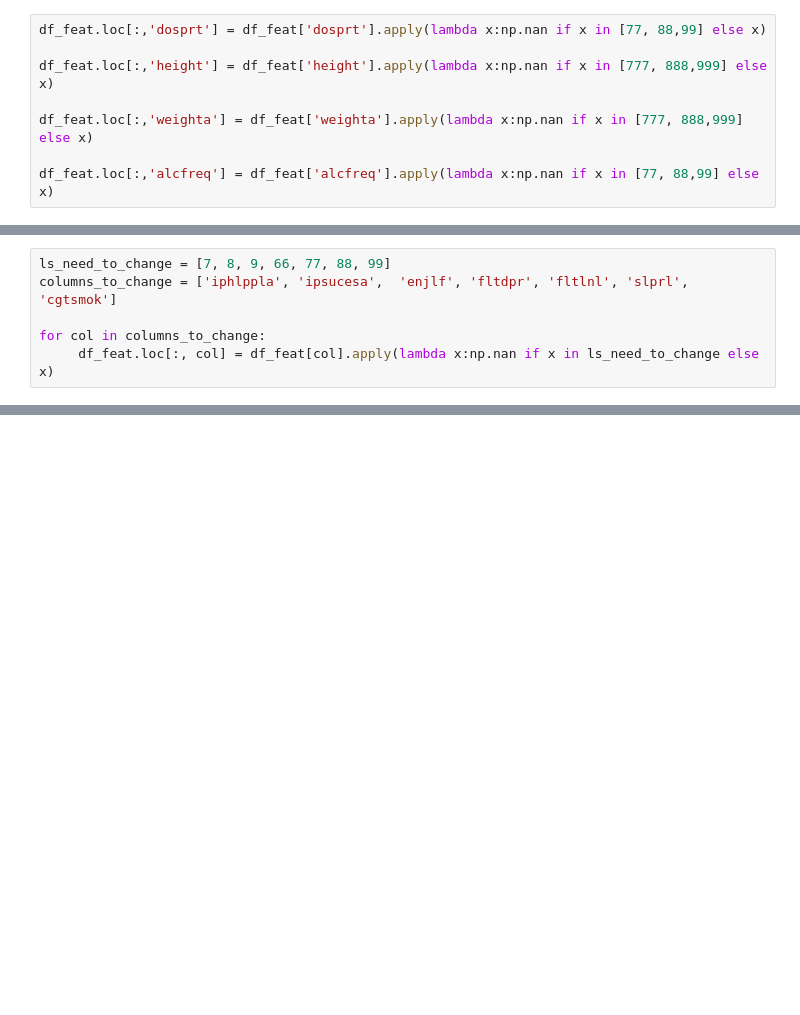
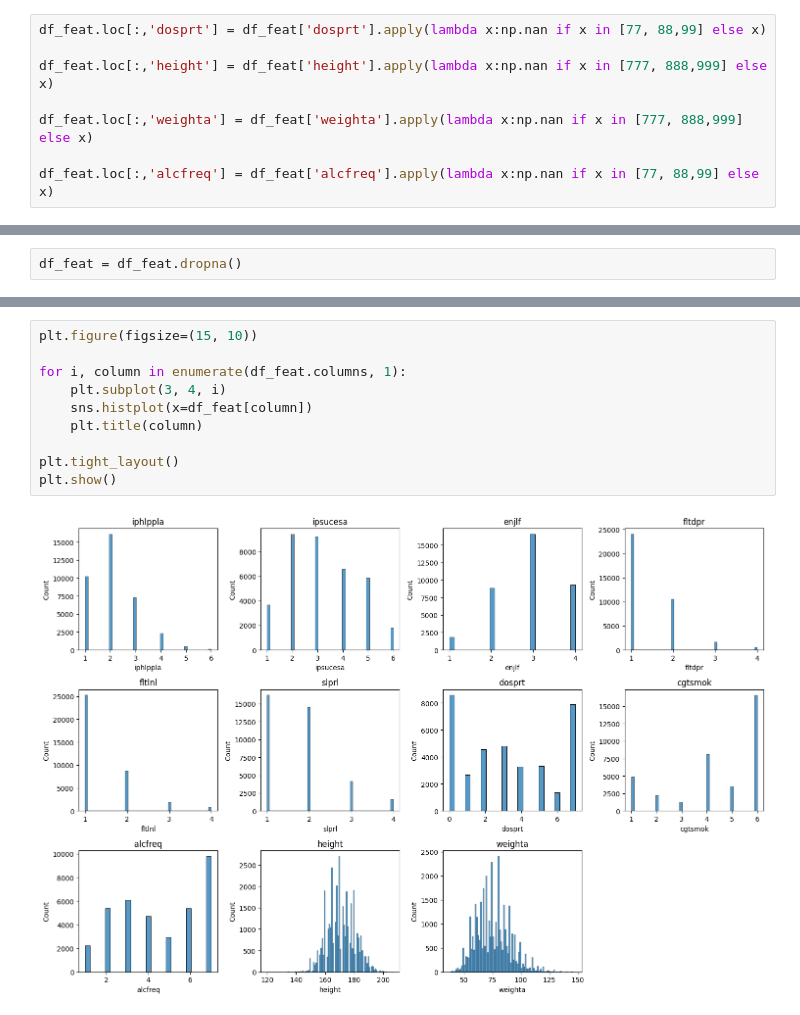
Before and after one commit to AnnaNebuko/ABD-PRJ-25-2team-HAPPINESS, a Jupyter notebook: project.ipynb, the cells around one changed output, grey strips where cells are left out. Drawn from its saved outputs; the diff is of its cells as text; blank space fills up the shorter version.

Commit message:
add graphics

```diff
--- a/project.ipynb
+++ b/project.ipynb
@@ -91,8 +93,4 @@ for col in df_feat.columns:
 Количество пропущенных значений в столбцe 'height' : 2.61%
 Количество пропущенных значений в столбцe 'weighta' : 4.93%
-# %%
-ls_need_to_change = [7, 8, 9, 66, 77, 88, 99]
-columns_to_change = ['iphlppla', 'ipsucesa',  'enjlf', 'fltdpr', 'fltlnl', 'slprl', 'cgtsmok']
-
-for col in columns_to_change:
-     df_feat.loc[:, col] = df_feat[col].apply(lambda x:np.nan if x in ls_need_to_change else x)
+# %%
+df_feat = df_feat.dropna()
@@ -98,0 +109,12 @@ for col in columns_to_change:
+# %%
+plt.figure(figsize=(15, 10))
+
+for i, column in enumerate(df_feat.columns, 1):
+    plt.subplot(3, 4, i)
+    sns.histplot(x=df_feat[column])
+    plt.title(column)
+
+plt.tight_layout()
+plt.show()
+# %% [output]
+[figure, added]
```
Also changed, not shown: parts of 8 cells of this notebook.
